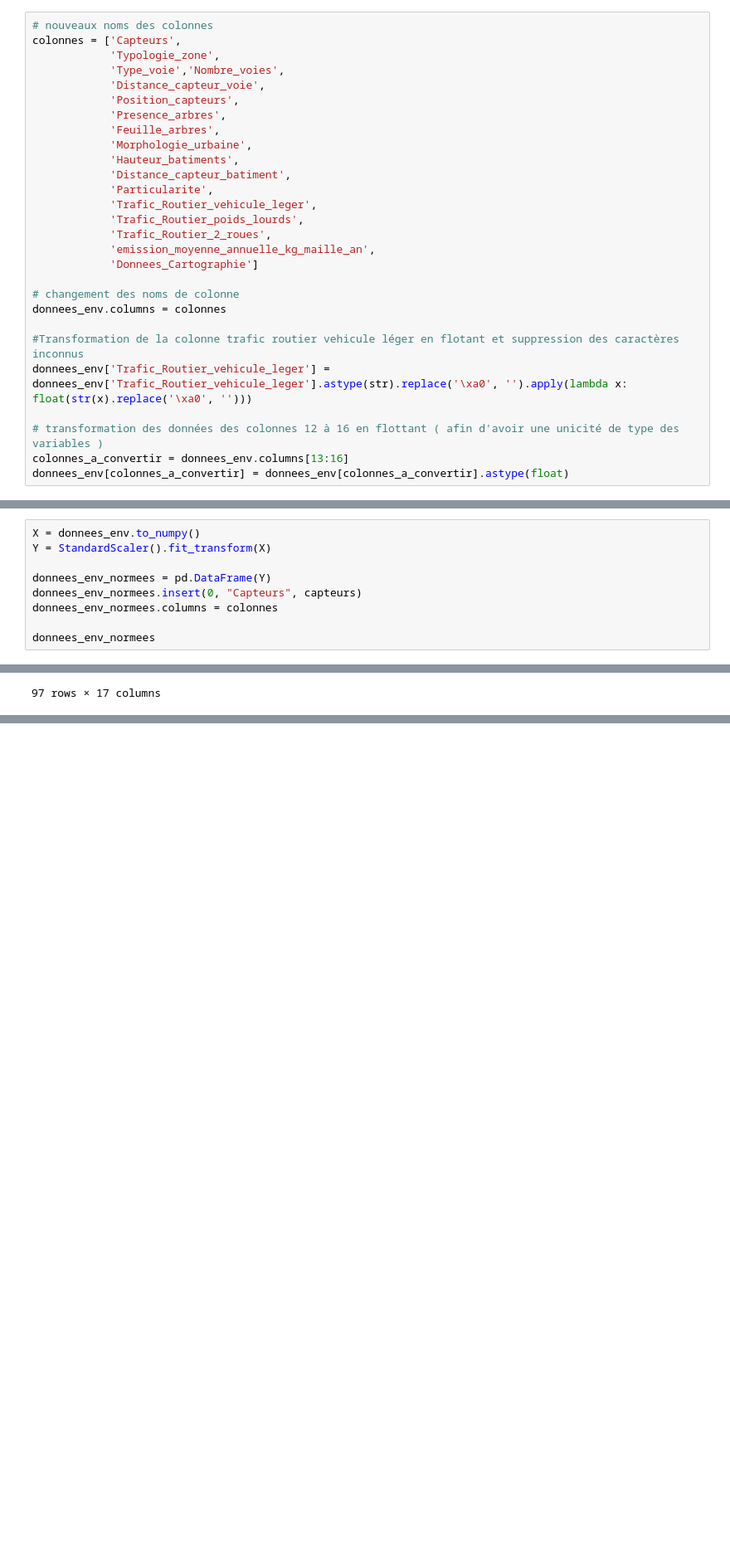
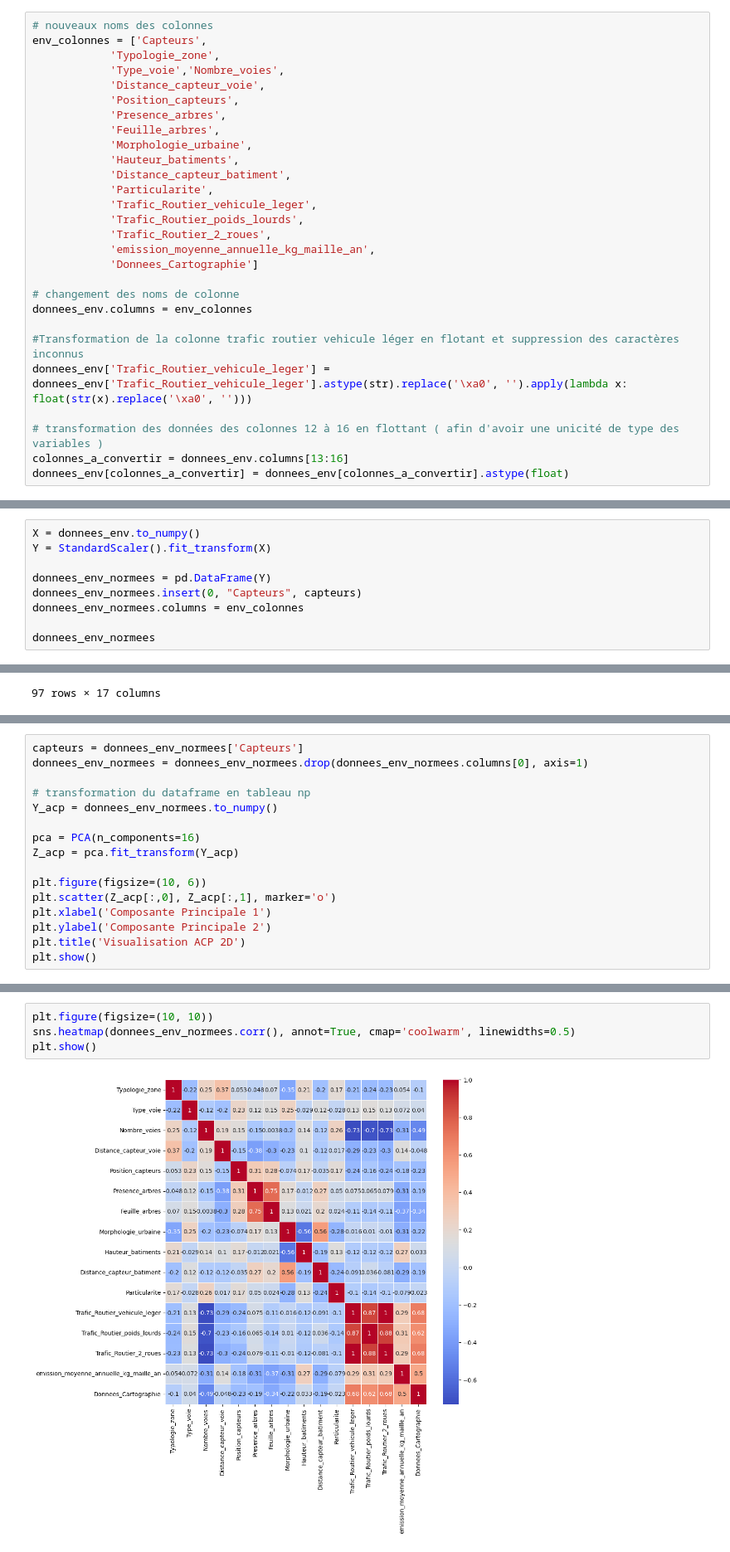
Before and after one commit to TLeandre/Categorisation-de-capteurs-de-pollution, a Jupyter notebook: scripts/Projet_Odata.ipynb, the cells around one changed output, grey strips where cells are left out. Shown at 83% size. Saved outputs shown, nothing was run; the diff lists cells and outputs as text; blank space fills up the shorter version.

```diff
--- a/scripts/Projet_Odata.ipynb
+++ b/scripts/Projet_Odata.ipynb
@@ -159,7 +159,7 @@ from sklearn.preprocessing import StandardScaler
 ##### 1_ Réglage des données mal convertit
 # %%
 # nouveaux noms des colonnes
-colonnes = ['Capteurs',
+env_colonnes = ['Capteurs',
             'Typologie_zone',
             'Type_voie','Nombre_voies',
             'Distance_capteur_voie',
@@ -177,7 +177,7 @@ colonnes = ['Capteurs',
             'Donnees_Cartographie']
 
 # changement des noms de colonne
-donnees_env.columns = colonnes
+donnees_env.columns = env_colonnes
 
 #Transformation de la colonne trafic routier vehicule léger en flotant et suppression des caractères inconnus
 donnees_env['Trafic_Routier_vehicule_leger'] = donnees_env['Trafic_Routier_vehicule_leger'].astype(str).replace('\xa0', '').apply(lambda x: float(str(x).replace('\xa0', '')))
@@ -249,7 +249,7 @@ Y = StandardScaler().fit_transform(X)
 
 donnees_env_normees = pd.DataFrame(Y)
 donnees_env_normees.insert(0, "Capteurs", capteurs)
-donnees_env_normees.columns = colonnes
+donnees_env_normees.columns = env_colonnes
 
 donnees_env_normees
 # %% [output]
@@ -268,0 +364,16 @@ donnees_env_normees
+# %%
+capteurs = donnees_env_normees['Capteurs']
+donnees_env_normees = donnees_env_normees.drop(donnees_env_normees.columns[0], axis=1)
+
+# transformation du dataframe en tableau np
+Y_acp = donnees_env_normees.to_numpy()
+
+pca = PCA(n_components=16)
+Z_acp = pca.fit_transform(Y_acp)
+
+plt.figure(figsize=(10, 6))
+plt.scatter(Z_acp[:,0], Z_acp[:,1], marker='o')
+plt.xlabel('Composante Principale 1')
+plt.ylabel('Composante Principale 2')
+plt.title('Visualisation ACP 2D')
+plt.show()
@@ -268,0 +408,6 @@ donnees_env_normees
+# %%
+plt.figure(figsize=(10, 10))
+sns.heatmap(donnees_env_normees.corr(), annot=True, cmap='coolwarm', linewidths=0.5)
+plt.show()
+# %% [output]
+[figure, added]
```
Also changed, not shown: parts of 25 cells of this notebook, 2 other files.
